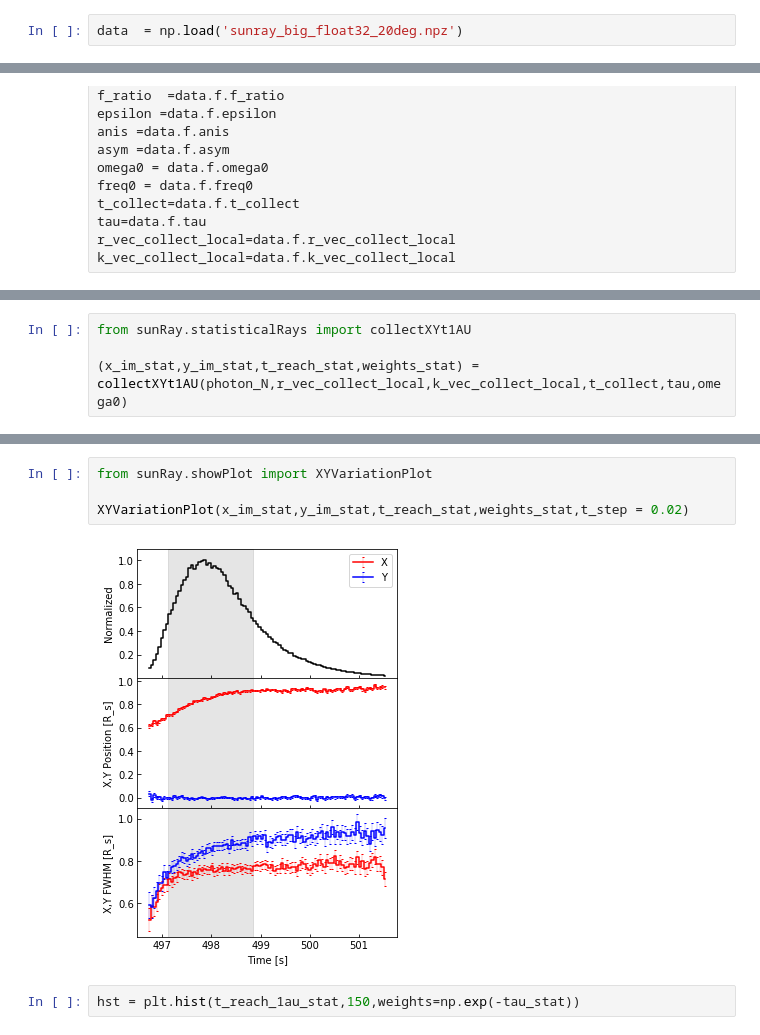
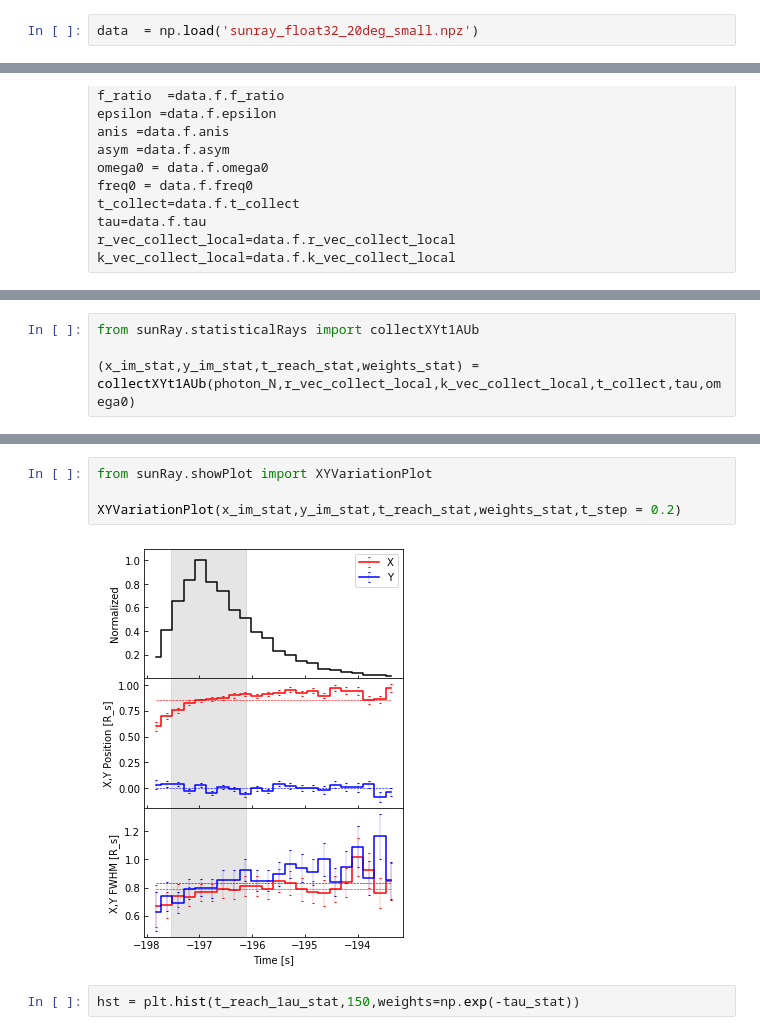
Before and after one commit to peijin94/SunRay, a Jupyter notebook: ray_statistical.ipynb, the cells around one changed output, grey strips where cells are left out. Cells and saved outputs as stored; diff of their text form.

```diff
--- a/ray_statistical.ipynb
+++ b/ray_statistical.ipynb
@@ -4,7 +4,7 @@ import matplotlib.pyplot as plt
 from sunRay.parameters import c,c_r,R_S  # physics parameters
 from scipy import integrate
 # %%
-data  = np.load('sunray_big_float32_20deg.npz')
+data  = np.load('sunray_float32_20deg_small.npz')
 # %%
 absorb_r = (np.count_nonzero((np.isnan(data.f.r_vec_collect_local[-1,1,:]))))/data.f.photon_N
 # %%
@@ -37,4 +41,4 @@ absorb_r
 # %%
-from sunRay.statisticalRays import collectXYt1AU
+from sunRay.statisticalRays import collectXYt1AUb
 
-(x_im_stat,y_im_stat,t_reach_stat,weights_stat) = collectXYt1AU(photon_N,r_vec_collect_local,k_vec_collect_local,t_collect,tau,omega0)
+(x_im_stat,y_im_stat,t_reach_stat,weights_stat) = collectXYt1AUb(photon_N,r_vec_collect_local,k_vec_collect_local,t_collect,tau,omega0)
@@ -55,9 +66,9 @@ XYDistributionImageHist(x_im_stat,y_im_stat,bins_data=np.linspace(-2.5,2.5,100)
 # %%
 from sunRay.showPlot import XYVariationPlot
 
-XYVariationPlot(x_im_stat,y_im_stat,t_reach_stat,weights_stat,t_step = 0.02)
+XYVariationPlot(x_im_stat,y_im_stat,t_reach_stat,weights_stat,t_step = 0.2)
 # %% [output]
-[figure, old version]
+[figure, new version]
 # %%
 hst = plt.hist(t_reach_1au_stat,150,weights=np.exp(-tau_stat))
 # %%
```
Also changed, not shown: parts of 6 cells of this notebook, 2 other files.
